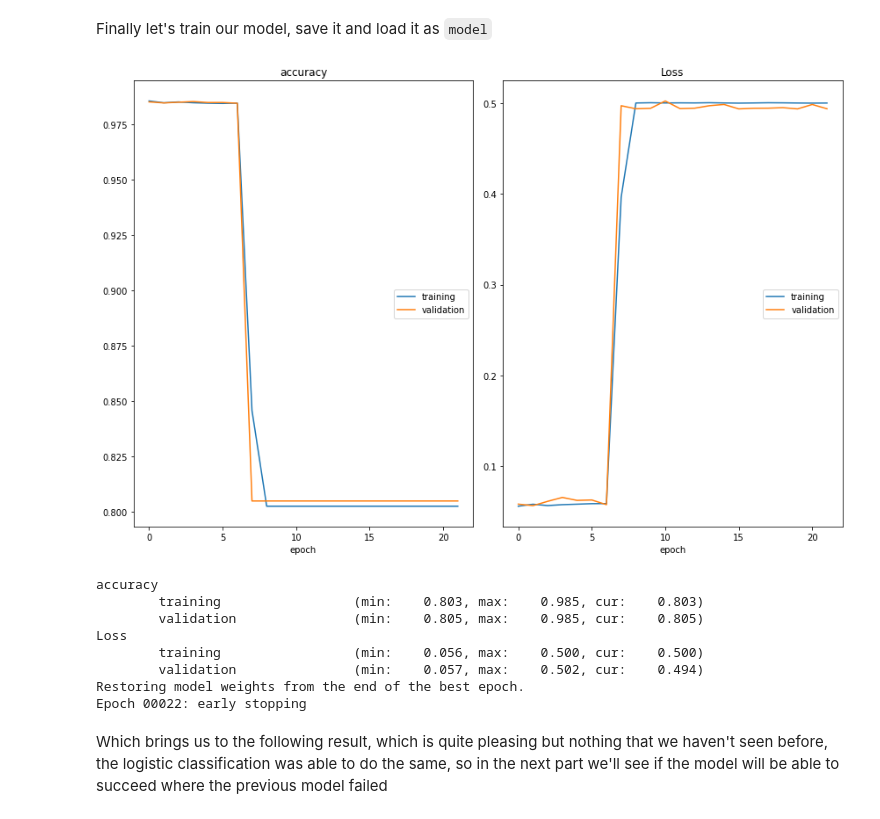
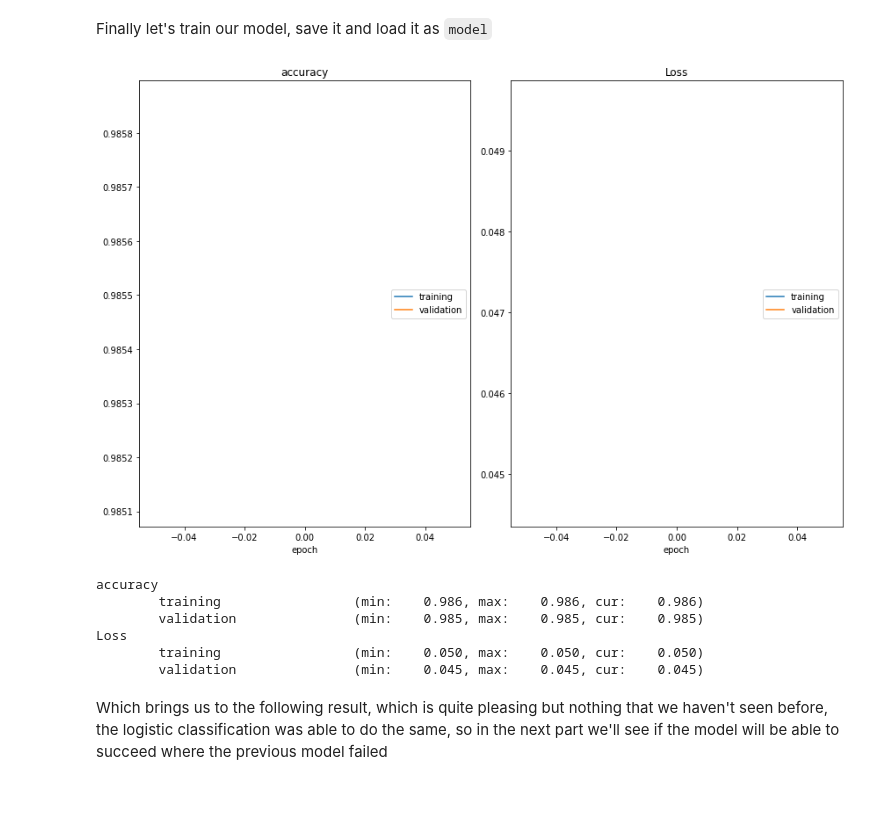
Before and after one commit to mohamed-chamrouk/projet_AIR, a Jupyter notebook: projet_AIR-Neural_Network.ipynb, the cells around one changed output. Cells and saved outputs as stored; diff of their text form; code cells hidden in the pictures.

```diff
--- a/projet_AIR-Neural_Network.ipynb
+++ b/projet_AIR-Neural_Network.ipynb
@@ -442,20 +442,18 @@ Finally let's train our model, save it and load it as `model`
 # %%
 nn_file = my_path + 'nn-1attack.h5'
 
-history = train_model(model, nn_file, X_train, y_train_encoded, seed=5, max_epochs=200)
+history = train_model(model, nn_file, X_train, y_train_encoded, seed=5, max_epochs=1)
 
 nn_file = my_path + 'nn-1attack.h5'
 model = load_model(nn_file)
 # %% [output]
-[figure, old version]
+[figure, new version]
 accuracy
-        training                 (min:    0.803, max:    0.985, cur:    0.803)
-        validation               (min:    0.805, max:    0.985, cur:    0.805)
+        training                 (min:    0.986, max:    0.986, cur:    0.986)
+        validation               (min:    0.985, max:    0.985, cur:    0.985)
 Loss
-        training                 (min:    0.056, max:    0.500, cur:    0.500)
-        validation               (min:    0.057, max:    0.502, cur:    0.494)
-Restoring model weights from the end of the best epoch.
-Epoch 00022: early stopping
+        training                 (min:    0.050, max:    0.050, cur:    0.050)
+        validation               (min:    0.045, max:    0.045, cur:    0.045)
 # %% [markdown]
 Which brings us to the following result, which is quite pleasing but nothing that we haven't seen before, the logistic classification was able to do the same, so in the next part we'll see if the model will be able to succeed where the previous model failed
 # %%
```
Also changed, not shown: parts of 6 cells of this notebook.
